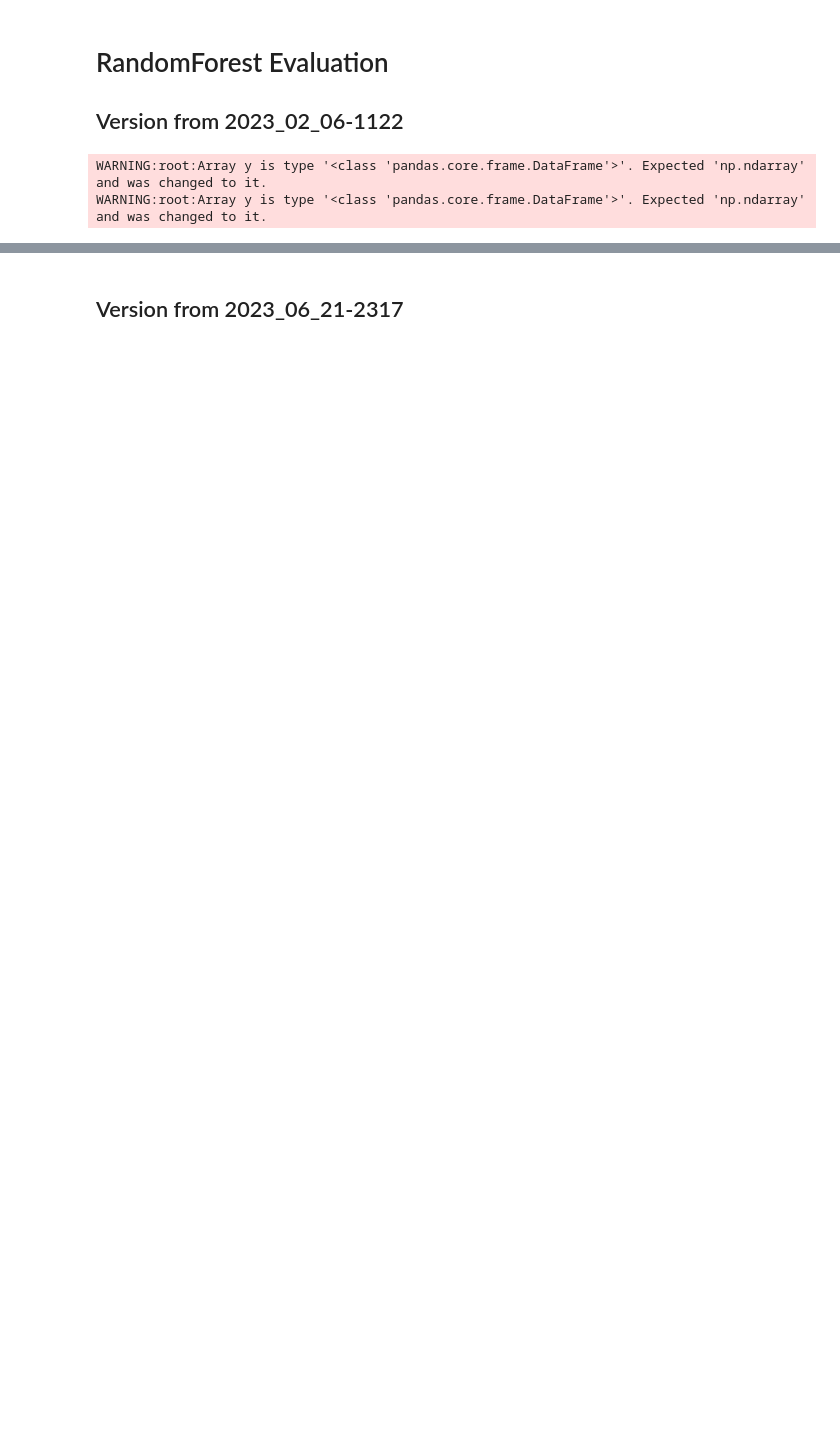
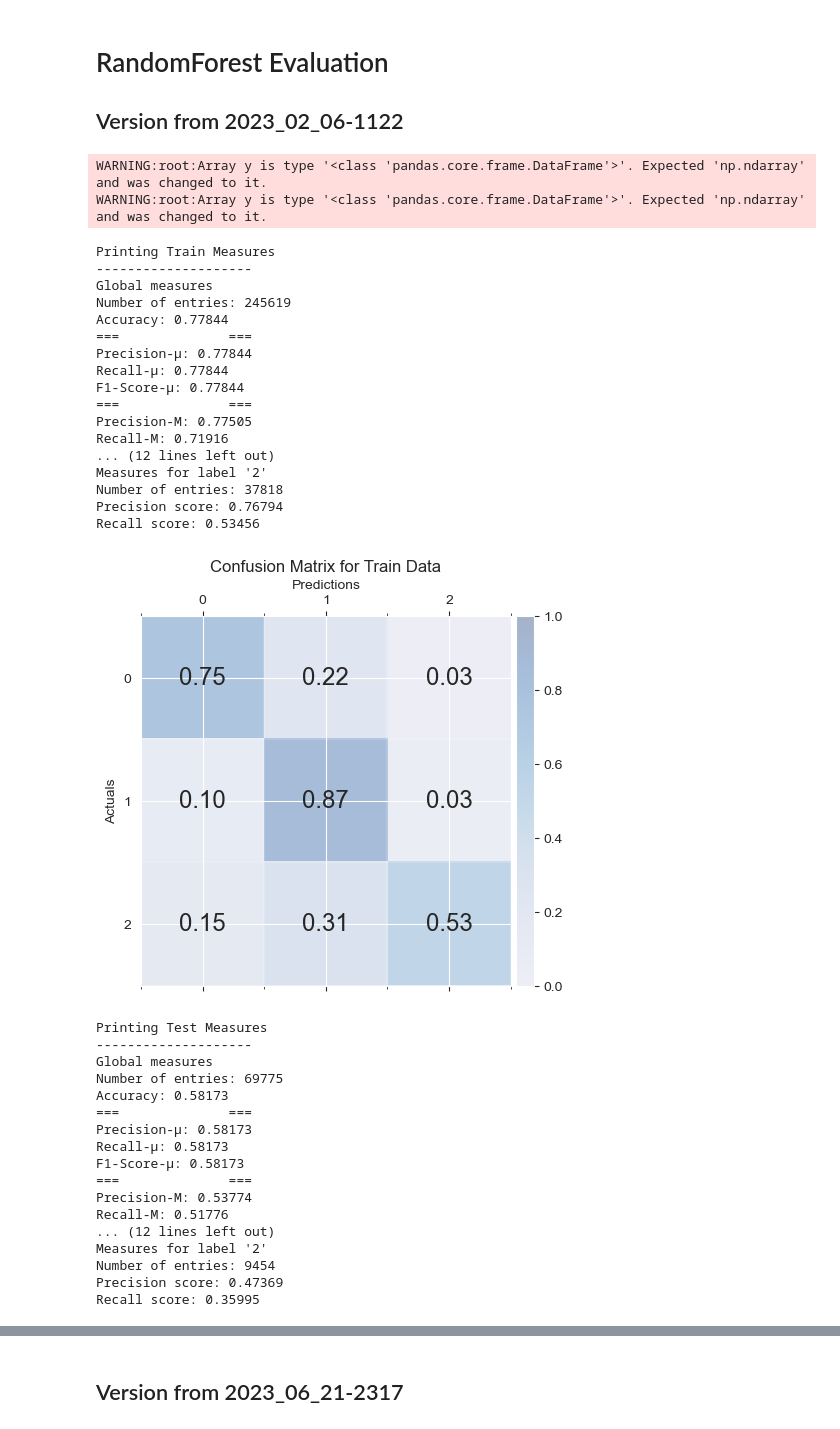
Before and after one commit to chrigHub/PertubationThesis, a Jupyter notebook: main/training/analysis/03_evaluation_2.0.ipynb, the cells around one changed output, grey strips where cells are left out. Saved outputs shown, nothing was run; the diff lists cells and outputs as text; code cells hidden in the pictures; blank space fills up the shorter version.

```diff
--- a/main/training/analysis/03_evaluation_2.0.ipynb
+++ b/main/training/analysis/03_evaluation_2.0.ipynb
@@ -89,6 +89,12 @@ def check_format(y):
     return y
 
 def get_target_data(true_target_folder : str, pred_target_folder: str, y_train_true_name = "y_train.pkl", y_test_true_name = "y_test.pkl", y_train_pred_name = "y_train_pred.pkl", y_test_pred_name = "y_test_pred.pkl"):
+
+    if not os.path.exists(os.path.join(true_target_folder, y_train_true_name)):
+        y_train_true_name = "y_train_df.pkl"
+    if not os.path.exists(os.path.join(true_target_folder, y_test_true_name)):
+        y_test_true_name = "y_test_df.pkl"
+
     _y_train_true = np.load(os.path.join(true_target_folder, y_train_true_name), allow_pickle=True)
     _y_train_true = check_format(_y_train_true)
     _y_test_true = np.load(os.path.join(true_target_folder, y_test_true_name), allow_pickle=True)
@@ -99,8 +105,13 @@ def get_target_data(true_target_folder : str, pred_target_folder: str, y_train_t
     _y_test_pred = check_format(_y_test_pred)
     return (_y_train_pred, _y_train_true), (_y_test_pred, _y_test_true)
 
-model_path, data_path = create_folder_strings(model_folder_end="RF/2024_01_25-1817", data_folder_end="B")
-y_train_tuple, y_test_tuple = get_target_data(true_target_folder=data_path, pred_target_folder=model_path)
+def print_eval(model_folder_end, data_folder_end):
+    model_path, data_path = create_folder_strings(model_folder_end=model_folder_end, data_folder_end=data_folder_end)
+    y_train_tuple, y_test_tuple = get_target_data(true_target_folder=data_path, pred_target_folder=model_path)
+    print_measures(y_pred=y_train_tuple[0], y_true=y_train_tuple[1], data_class="Train")
+    print_confusion_matrix(y_pred=y_train_tuple[0], y_true=y_train_tuple[1], data_class="Train")
+    print_measures(y_pred=y_test_tuple[0], y_true=y_test_tuple[1], data_class="Test")
+    print_confusion_matrix(y_pred=y_test_tuple[0], y_true=y_test_tuple[1], data_class="Test")
 # %% [markdown]
 # Baseline Evaluation
 
@@ -330,8 +341,42 @@ Recall score: 0.77639
 
 ## Version from 2023_02_06-1122
 # %%
-model_path, data_path = create_folder_strings(model_folder_end="RF/2023_02_06-1122", data_folder_end="NEW")
-y_train_tuple, y_test_tuple = get_target_data(true_target_folder=data_path, pred_target_folder=model_path)
+print_eval(model_folder_end="RF/2023_02_06-1122", data_folder_end="NEW")
 # %% [output]
 WARNING:root:Array y is type '<class 'pandas.core.frame.DataFrame'>'. Expected 'np.ndarray' and was changed to it.
 WARNING:root:Array y is type '<class 'pandas.core.frame.DataFrame'>'. Expected 'np.ndarray' and was changed to it.
+Printing Train Measures
+--------------------
+Global measures
+Number of entries: 245619
+Accuracy: 0.77844
+===              ===
+Precision-µ: 0.77844
+Recall-µ: 0.77844
+F1-Score-µ: 0.77844
+===              ===
+Precision-M: 0.77505
+Recall-M: 0.71916
+... (12 lines left out)
+Measures for label '2'
+Number of entries: 37818
+Precision score: 0.76794
+Recall score: 0.53456
+[figure, added]
+Printing Test Measures
+--------------------
+Global measures
+Number of entries: 69775
+Accuracy: 0.58173
+===              ===
+Precision-µ: 0.58173
+Recall-µ: 0.58173
+F1-Score-µ: 0.58173
+===              ===
+Precision-M: 0.53774
+Recall-M: 0.51776
+... (12 lines left out)
+Measures for label '2'
+Number of entries: 9454
+Precision score: 0.47369
+Recall score: 0.35995
```
Also changed, not shown: parts of 65 cells of this notebook, 38 other files.
